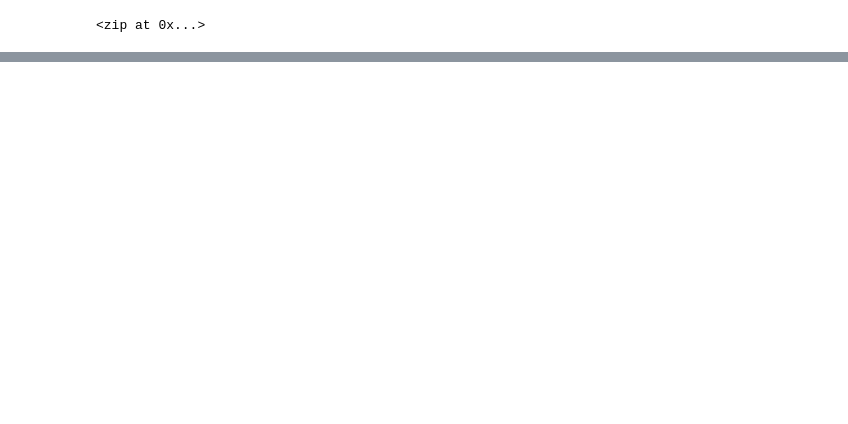
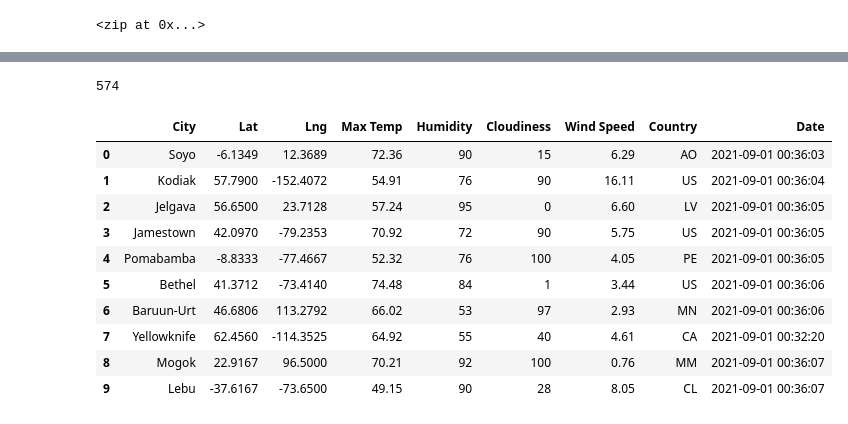
Before and after one commit to sljssims/World_Weather_Analysis, a Jupyter notebook: WeatherPy.ipynb, the cells around one changed output, grey strips where cells are left out. Cells and saved outputs as stored; diff of their text form; code cells hidden in the pictures; blank space fills up the shorter version.

Commit message:
Adding WeatherPy

```diff
--- a/WeatherPy.ipynb
+++ b/WeatherPy.ipynb
@@ -33,0 +40,4 @@ len(cities)
+# %%
+# Starting URL for Weather Map API Call.
+url = "http://api.openweathermap.org/data/2.5/weather?units=Imperial&APPID=" + weather_api_key
+print(url)
@@ -33,0 +127,20 @@ len(cities)
+# %%
+print(len(city_data))
+# %% [output]
+574
+# %%
+# Convert the array of dictionaries to a Pandas DataFrame.
+city_data_df = pd.DataFrame(city_data)
+city_data_df.head(10)
+# %% [output]
+|  | City | Lat | Lng | Max Temp | Humidity | Cloudiness | Wind Speed | Country | Date |
+| 0 | Soyo | -6.1349 | 12.3689 | 72.36 | 90 | 15 | 6.29 | AO | 2021-09-01 00:36:03 |
+| 1 | Kodiak | 57.7900 | -152.4072 | 54.91 | 76 | 90 | 16.11 | US | 2021-09-01 00:36:04 |
+| 2 | Jelgava | 56.6500 | 23.7128 | 57.24 | 95 | 0 | 6.60 | LV | 2021-09-01 00:36:05 |
+| 3 | Jamestown | 42.0970 | -79.2353 | 70.92 | 72 | 90 | 5.75 | US | 2021-09-01 00:36:05 |
+| 4 | Pomabamba | -8.8333 | -77.4667 | 52.32 | 76 | 100 | 4.05 | PE | 2021-09-01 00:36:05 |
+| 5 | Bethel | 41.3712 | -73.4140 | 74.48 | 84 | 1 | 3.44 | US | 2021-09-01 00:36:06 |
+| 6 | Baruun-Urt | 46.6806 | 113.2792 | 66.02 | 53 | 97 | 2.93 | MN | 2021-09-01 00:36:06 |
+| 7 | Yellowknife | 62.4560 | -114.3525 | 64.92 | 55 | 40 | 4.61 | CA | 2021-09-01 00:32:20 |
+| 8 | Mogok | 22.9167 | 96.5000 | 70.21 | 92 | 100 | 0.76 | MM | 2021-09-01 00:36:07 |
+| 9 | Lebu | -37.6167 | -73.6500 | 49.15 | 90 | 28 | 8.05 | CL | 2021-09-01 00:36:07 |
```
Also changed, not shown: parts of 7 cells of this notebook, 5 other files.
